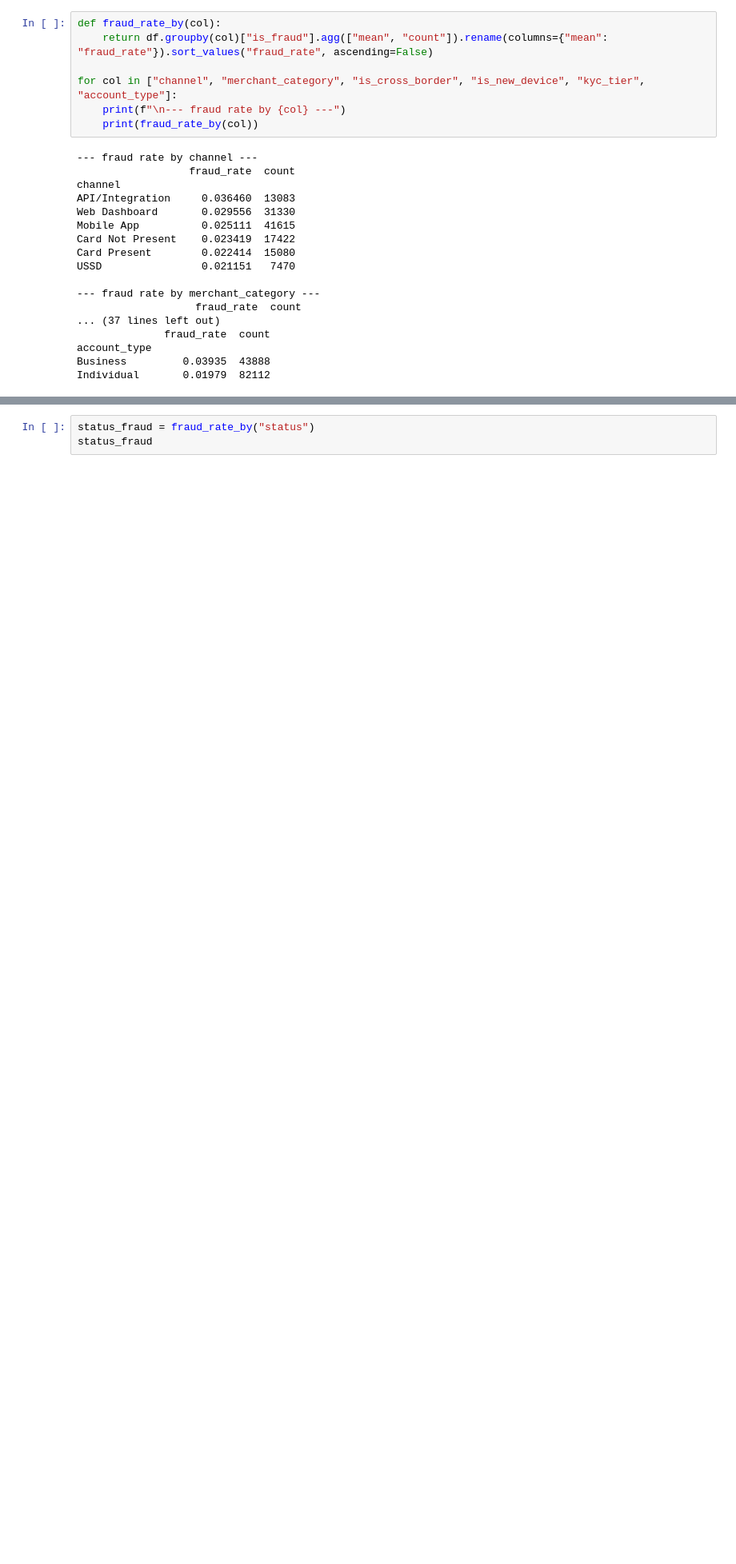
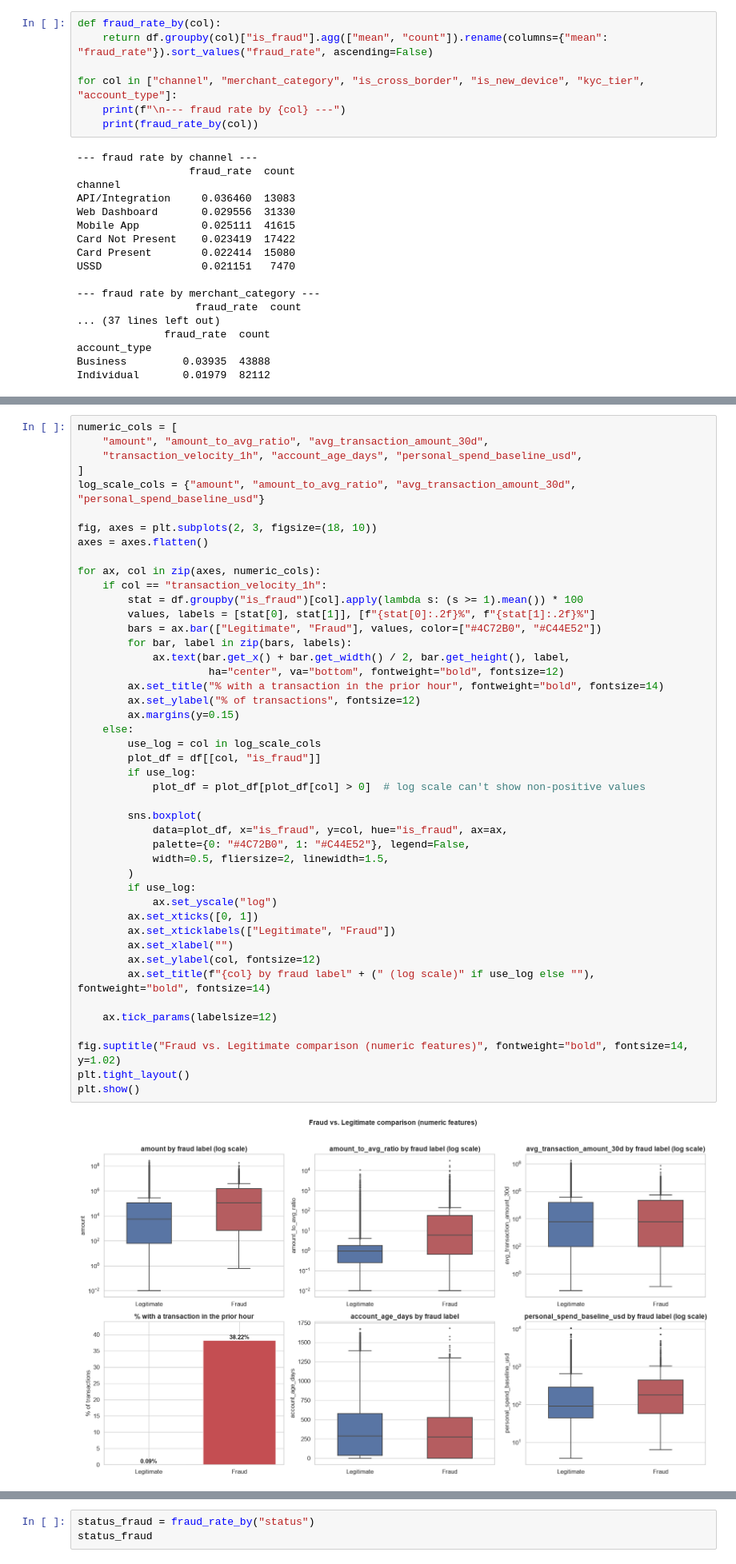
Before and after one commit to NgoziAnwuri123-create/finlora-risk-scoring, a Jupyter notebook: notebooks/fraud_risk_scoring.ipynb, the cells around one changed output, grey strips where cells are left out. Shown at 80% size. Cells and saved outputs as stored; diff of their text form; blank space fills up the shorter version.

```diff
--- a/notebooks/fraud_risk_scoring.ipynb
+++ b/notebooks/fraud_risk_scoring.ipynb
@@ -167,0 +234,47 @@ plt.show()
+# %%
+numeric_cols = [
+    "amount", "amount_to_avg_ratio", "avg_transaction_amount_30d",
+    "transaction_velocity_1h", "account_age_days", "personal_spend_baseline_usd",
+]
+log_scale_cols = {"amount", "amount_to_avg_ratio", "avg_transaction_amount_30d", "personal_spend_baseline_usd"}
+
+fig, axes = plt.subplots(2, 3, figsize=(18, 10))
+axes = axes.flatten()
+
+for ax, col in zip(axes, numeric_cols):
+    if col == "transaction_velocity_1h":
+        stat = df.groupby("is_fraud")[col].apply(lambda s: (s >= 1).mean()) * 100
+        values, labels = [stat[0], stat[1]], [f"{stat[0]:.2f}%", f"{stat[1]:.2f}%"]
+        bars = ax.bar(["Legitimate", "Fraud"], values, color=["#4C72B0", "#C44E52"])
+        for bar, label in zip(bars, labels):
+            ax.text(bar.get_x() + bar.get_width() / 2, bar.get_height(), label,
+                     ha="center", va="bottom", fontweight="bold", fontsize=12)
+        ax.set_title("% with a transaction in the prior hour", fontweight="bold", fontsize=14)
+        ax.set_ylabel("% of transactions", fontsize=12)
+        ax.margins(y=0.15)
+    else:
+        use_log = col in log_scale_cols
+        plot_df = df[[col, "is_fraud"]]
+        if use_log:
+            plot_df = plot_df[plot_df[col] > 0]  # log scale can't show non-positive values
+
+        sns.boxplot(
+            data=plot_df, x="is_fraud", y=col, hue="is_fraud", ax=ax,
+            palette={0: "#4C72B0", 1: "#C44E52"}, legend=False,
+            width=0.5, fliersize=2, linewidth=1.5,
+        )
+        if use_log:
+            ax.set_yscale("log")
+        ax.set_xticks([0, 1])
+        ax.set_xticklabels(["Legitimate", "Fraud"])
+        ax.set_xlabel("")
+        ax.set_ylabel(col, fontsize=12)
+        ax.set_title(f"{col} by fraud label" + (" (log scale)" if use_log else ""), fontweight="bold", fontsize=14)
+
+    ax.tick_params(labelsize=12)
+
+fig.suptitle("Fraud vs. Legitimate comparison (numeric features)", fontweight="bold", fontsize=14, y=1.02)
+plt.tight_layout()
+plt.show()
+# %% [output]
+[figure, added]
```
Also changed, not shown: parts of 16 cells of this notebook, 6 other files.
